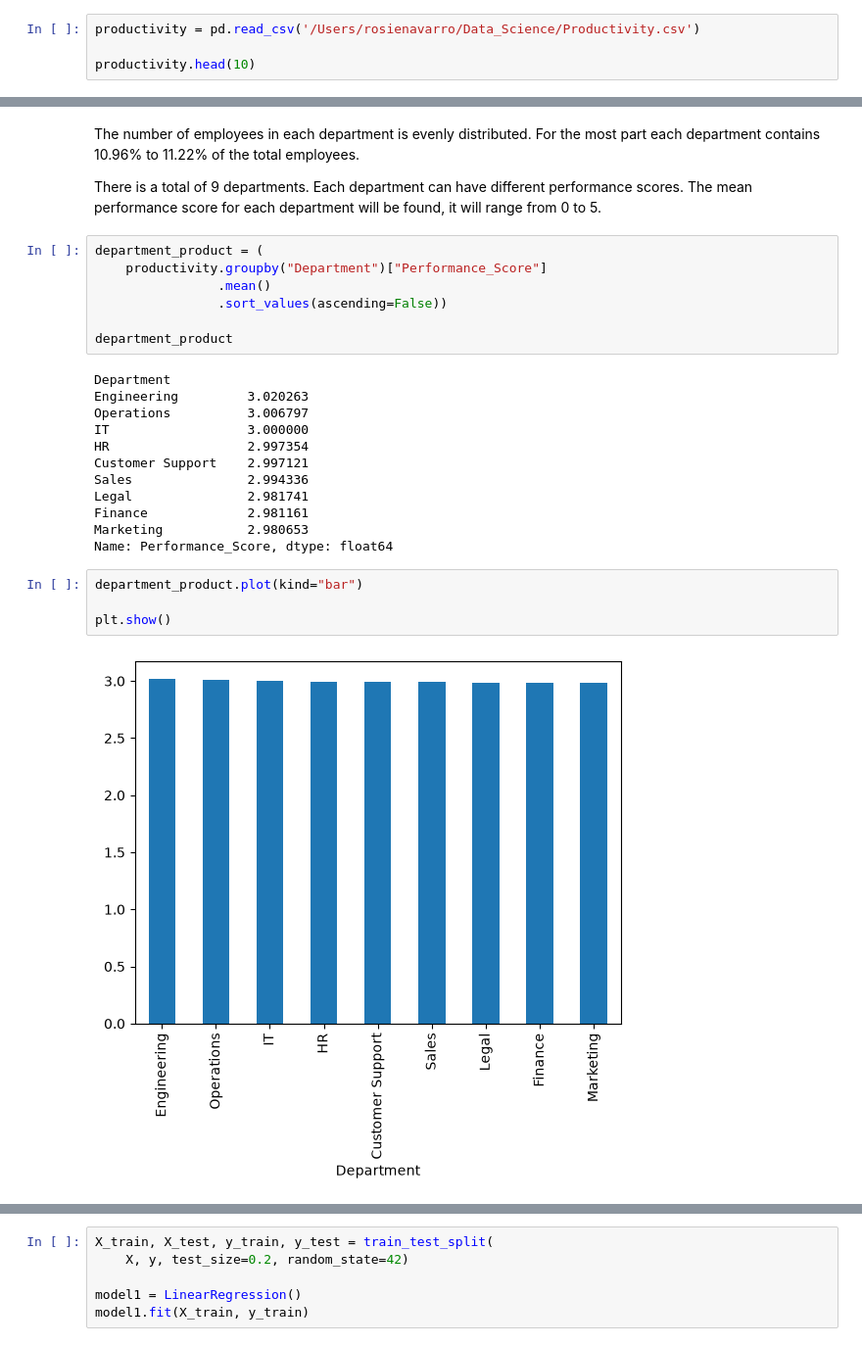
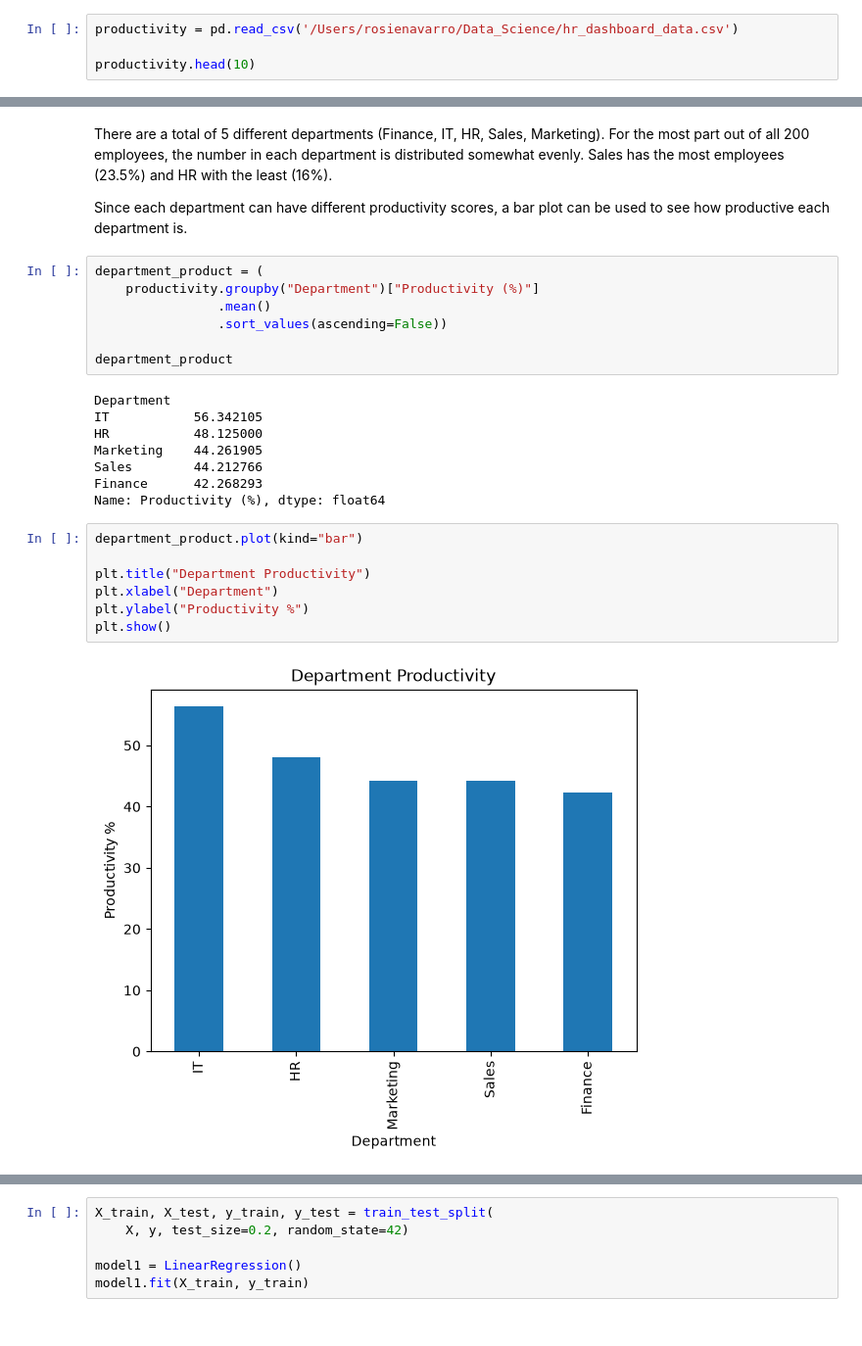
Before and after one commit to ro-rro/Machine-Learning-, a Jupyter notebook: Productivity_Project.ipynb, the cells around one changed output, grey strips where cells are left out. Shown at 98% size. Cells and saved outputs as stored; diff of their text form.

```diff
--- a/Productivity_Project.ipynb
+++ b/Productivity_Project.ipynb
@@ -24,5 +28,5 @@ The first step of this project is to import the data that is being used. From th
 # %%
-productivity = pd.read_csv('/Users/rosienavarro/Data_Science/Productivity.csv')
+productivity = pd.read_csv('/Users/rosienavarro/Data_Science/hr_dashboard_data.csv')
 
 productivity.head(10)
 # %% [output]
@@ -121,30 +114,29 @@ plt.show()
 # %% [markdown]
-The number of employees in each department is evenly distributed. For the most part each department contains 10.96% to 11.22% of the total employees.
+There are a total of 5 different departments (Finance, IT, HR, Sales, Marketing). For the most part out of all 200 employees, the number in each department is distributed somewhat evenly. Sales has the most employees (23.5%) and HR with the least (16%).
 
-There is a total of 9 departments. Each department can have different performance scores. The mean performance score for each department will be found, it will range from 0 to 5.
+Since each department can have different productivity scores, a bar plot can be used to see how productive each department is.
 # %%
 department_product = (
-    productivity.groupby("Department")["Performance_Score"]
+    productivity.groupby("Department")["Productivity (%)"]
                 .mean()
                 .sort_values(ascending=False))
 
 department_product
 # %% [output]
 Department
-Engineering         3.020263
-Operations          3.006797
-IT                  3.000000
-HR                  2.997354
-Customer Support    2.997121
-Sales               2.994336
-Legal               2.981741
-Finance             2.981161
-Marketing           2.980653
-Name: Performance_Score, dtype: float64
+IT           56.342105
+HR           48.125000
+Marketing    44.261905
+Sales        44.212766
+Finance      42.268293
+Name: Productivity (%), dtype: float64
 # %%
 department_product.plot(kind="bar")
 
+plt.title("Department Productivity")
+plt.xlabel("Department")
+plt.ylabel("Productivity %")
 plt.show()
 # %% [output]
-[figure, old version]
+[figure, new version]
 # %% [markdown]
```
Also changed, not shown: parts of 36 cells of this notebook.
